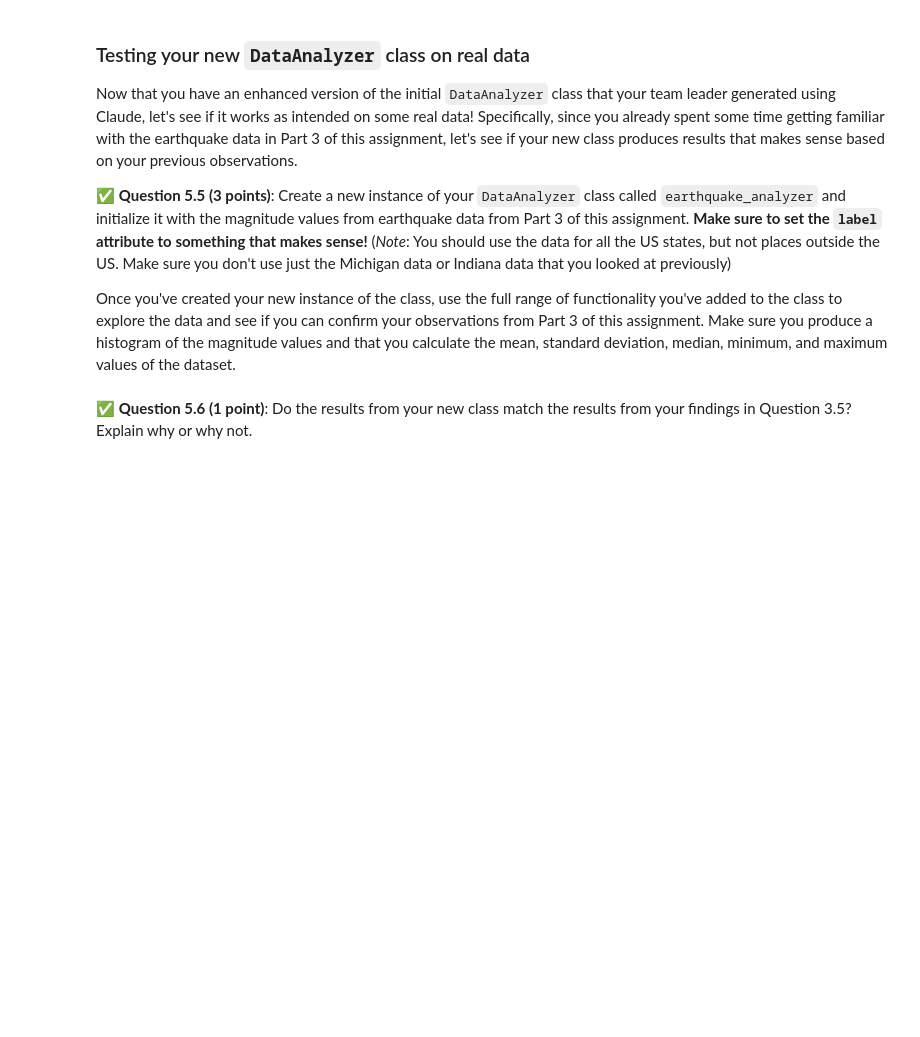
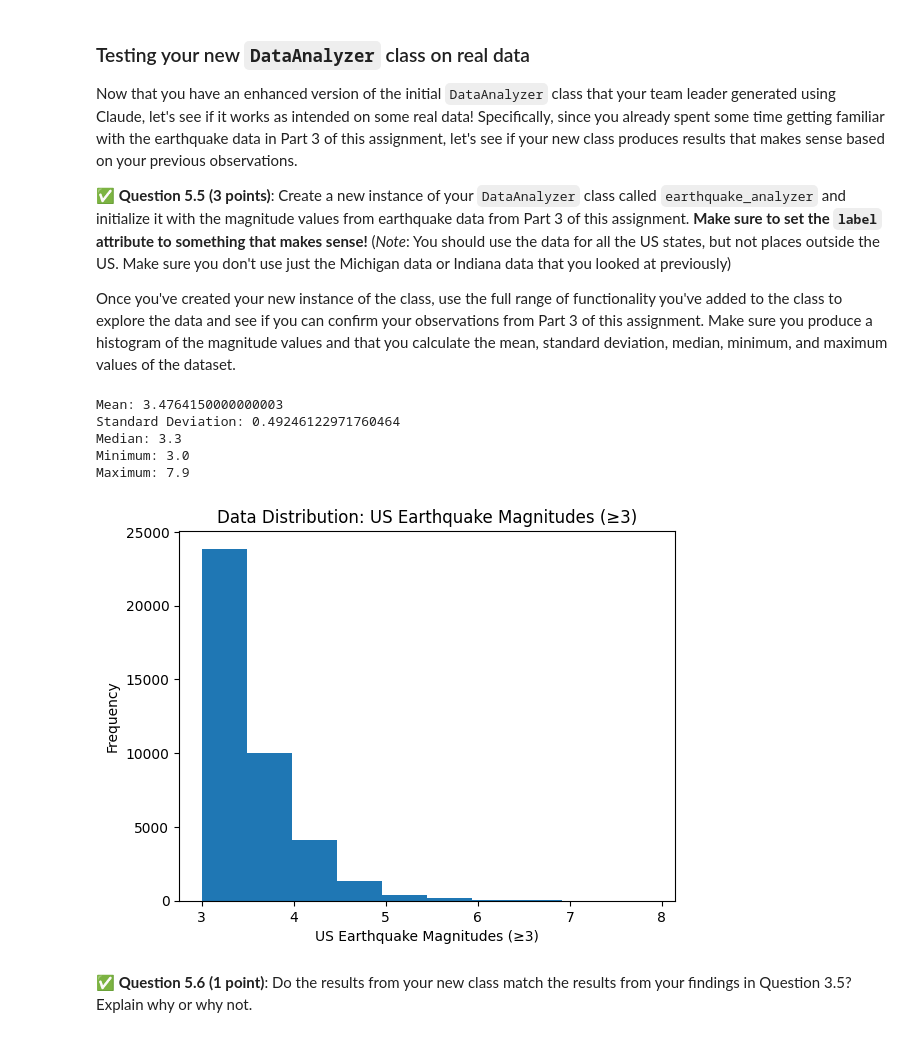
Before and after one commit to kirtanet/CMSE202-f25-turnin, a Jupyter notebook: hw-01/HW 1.ipynb, the cells around one changed output. Saved outputs shown, nothing was run; the diff lists cells and outputs as text; code cells hidden in the pictures; blank space fills up the shorter version.

```diff
--- a/hw-01/HW 1.ipynb
+++ b/hw-01/HW 1.ipynb
@@ -722,8 +722,9 @@ import numpy as np
 class DataAnalyzer:
     # The init method initializes the class instance
     # and saves the input data as an attribute
-    def __init__(self, data):
+    def __init__(self, data, label):
         self.data = data
+        self.label = label
 
     # Computes the mean of the data
     def mean(self):
@@ -733,13 +734,24 @@ class DataAnalyzer:
     def std(self):
         return np.std(self.data)
 
+    def median(self):
+        return np.median(self.data)
+
+    def find_extreme(self, direction):
+        if direction == "max":
+            return np.max(self.data)
+        elif direction == "min":
+            return np.min(self.data)
+        else:
+            print("Warning: direction must be either 'max' or 'min'.")
+
     # Generates a histogram plot of the data
     # Uses matplotlib to create the plot
     def plot_histogram(self):
         import matplotlib.pyplot as plt
         plt.hist(self.data)
-        plt.title('Data Distribution')
-        plt.xlabel('Value')
+        plt.title(f'Data Distribution: {self.label}')
+        plt.xlabel(self.label)
         plt.ylabel('Frequency')
         plt.show()
 # %% [markdown]
@@ -802,3 +826,23 @@ Once you've created your new instance of the class, use the full range of functi
+# %%
+### Put your code here
+magnitudes = df_clean["mag"]
+
+earthquake_analyzer = DataAnalyzer(magnitudes, "US Earthquake Magnitudes (≥3)")
+
+print("Mean:", earthquake_analyzer.mean())
+print("Standard Deviation:", earthquake_analyzer.std())
+print("Median:", earthquake_analyzer.median())
+print("Minimum:", earthquake_analyzer.find_extreme("min"))
+print("Maximum:", earthquake_analyzer.find_extreme("max"))
+
+earthquake_analyzer.plot_histogram()
+# %% [output]
+Mean: 3.4764150000000003
+Standard Deviation: 0.49246122971760464
+Median: 3.3
+Minimum: 3.0
+Maximum: 7.9
+[figure, added]
 # %% [markdown]
 &#9989; **Question 5.6 (1 point)**:  Do the results from your new class match the results from your findings in Question 3.5? Explain why or why not.
 # %% [markdown]
```
Also changed, not shown: parts of 5 cells of this notebook.
